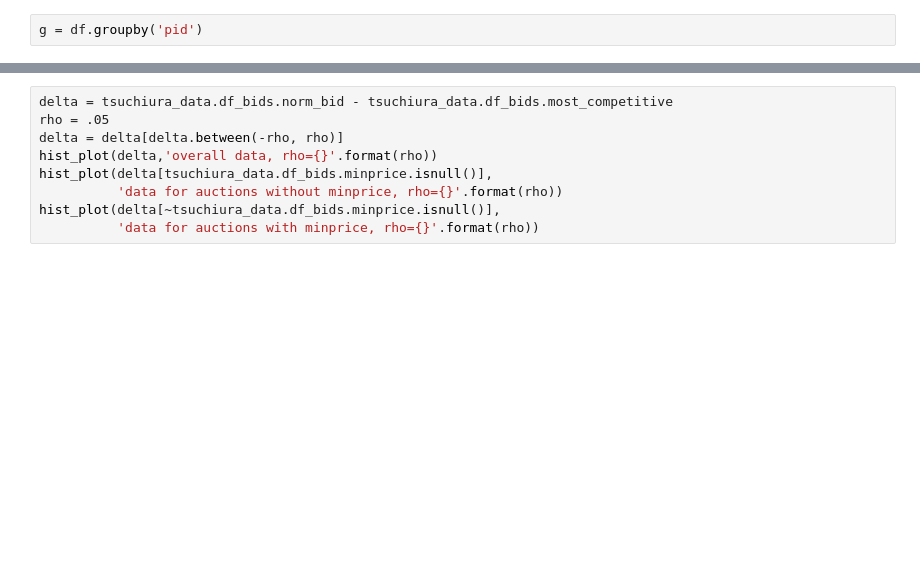
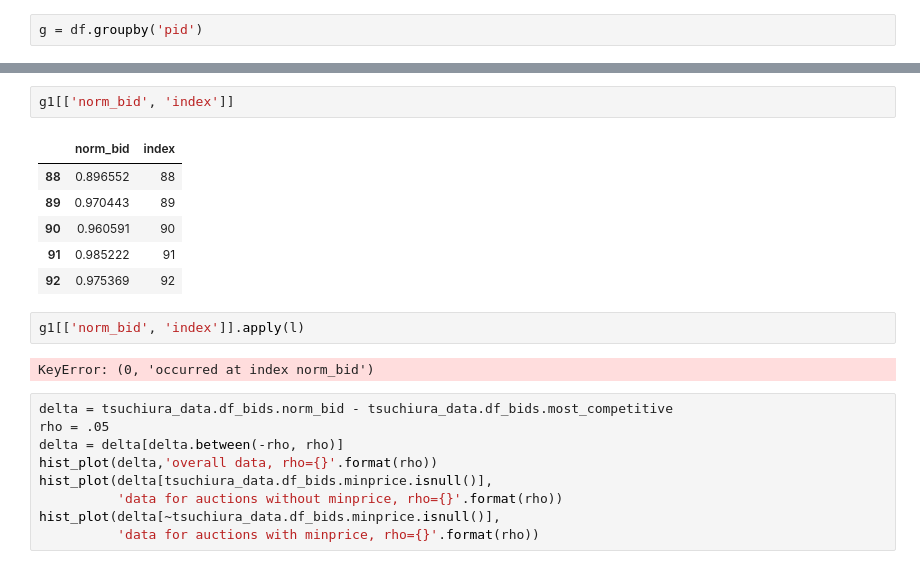
Before and after one commit to sylvaingchassang/missing_bids, a Jupyter notebook: example_tsuchiura.ipynb, the cells around one changed output, grey strips where cells are left out. Cells and saved outputs as stored; diff of their text form; blank space fills up the shorter version.

```diff
--- a/example_tsuchiura.ipynb
+++ b/example_tsuchiura.ipynb
@@ -46,3 +68,16 @@ Name: norm_bid, Length: 1565, dtype: int64
+# %%
+g1[['norm_bid', 'index']]
+# %% [output]
+|  | norm_bid | index |
+| 88 | 0.896552 | 88 |
+| 89 | 0.970443 | 89 |
+| 90 | 0.960591 | 90 |
+| 91 | 0.985222 | 91 |
+| 92 | 0.975369 | 92 |
+# %%
+g1[['norm_bid', 'index']].apply(l)
+# %% [output]
+KeyError: (0, 'occurred at index norm_bid')
 # %%
 delta = tsuchiura_data.df_bids.norm_bid - tsuchiura_data.df_bids.most_competitive
 rho = .05
```
Also changed, not shown: parts of 8 cells of this notebook, 2 other files.
